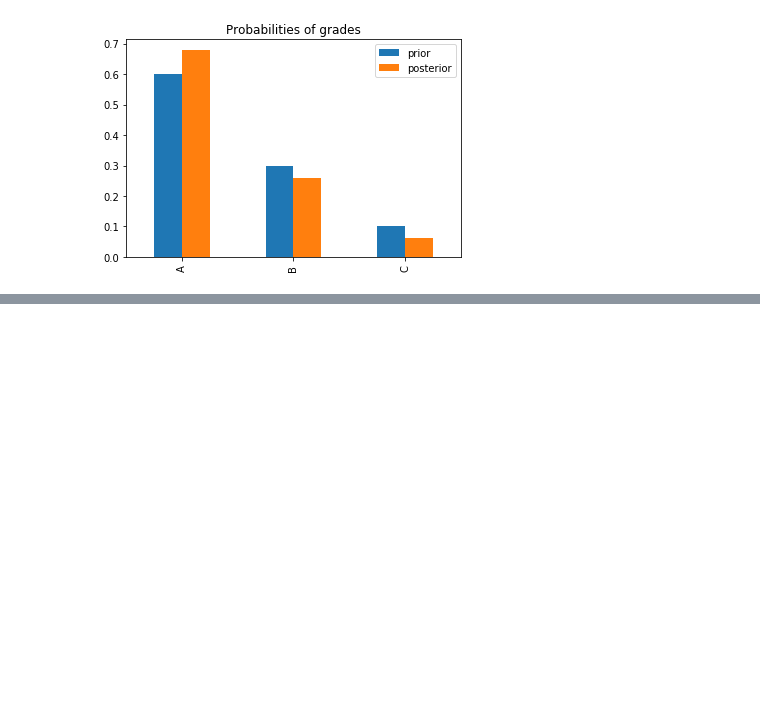
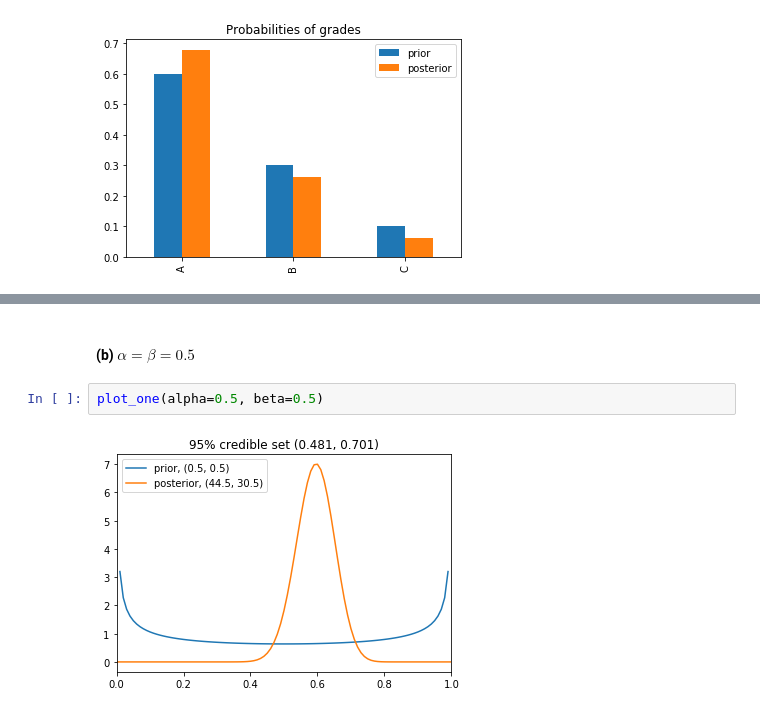
Before and after one commit to arcadynovosyolov/adv_statist_techniques, a Jupyter notebook: bayesian_analysis/simple_bayes.ipynb, the cells around one changed output, grey strips where cells are left out. Cells and saved outputs as stored; diff of their text form; blank space fills up the shorter version.

```diff
--- a/bayesian_analysis/simple_bayes.ipynb
+++ b/bayesian_analysis/simple_bayes.ipynb
@@ -150,0 +197,6 @@ savefig('prob_grades.png');
+# %% [markdown]
+#### (b) $\alpha=\beta=0.5$
+# %%
+plot_one(alpha=0.5, beta=0.5)
+# %% [output]
+[figure, added]
```
Also changed, not shown: parts of 21 cells of this notebook.
